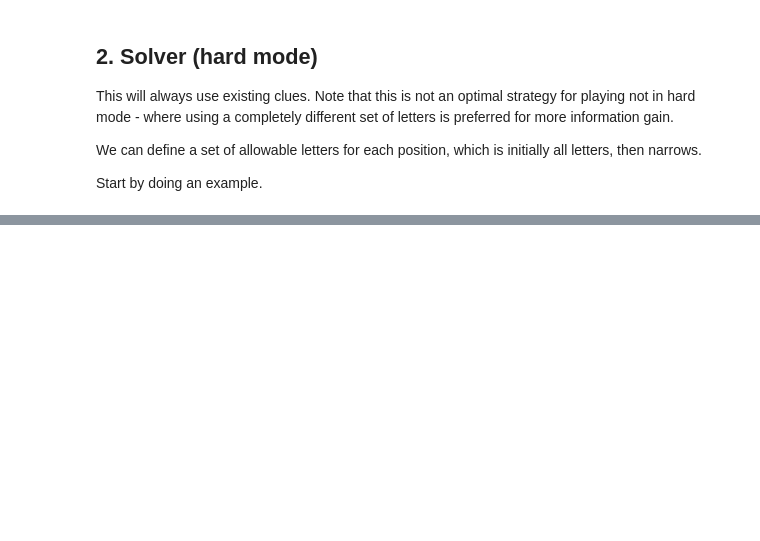
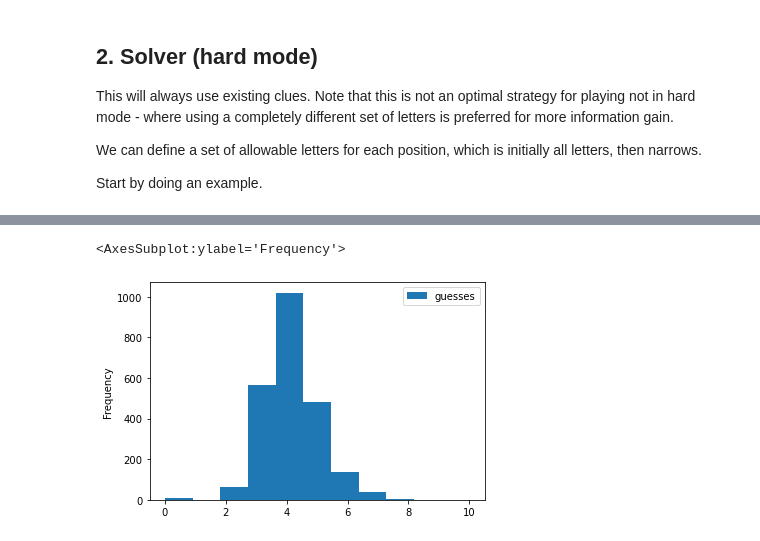
Before and after one commit to juleskuehn/wordle-solver, a Jupyter notebook: wordle-explore.ipynb, the cells around one changed output, grey strips where cells are left out. Cells and saved outputs as stored; diff of their text form; code cells hidden in the pictures; blank space fills up the shorter version.

Commit message:
Test against solutions

```diff
--- a/wordle-explore.ipynb
+++ b/wordle-explore.ipynb
@@ -391,0 +379,38 @@ print(best_of_both.head())
+# %%
+def test_guess(guess, solution):
+    assert len(solution) == 5
+    assert len(guess) == 5
+    response = ''
+    for i in range(5):
+        # Green
+        if guess[i] == solution[i]:
+            response += '2'
+        elif guess[i] in solution:
+            response += '1'
+        else:
+            response += '0'
+    print(response)
+    return [sh[int(s)] for s in response]
+
+def test_solver(solution, a, b, verbose=False):
+    assert len(solution) == 5
+    guess = None
+    i = 0
+    while i < 10:
+        i += 1
+        guess = find_clues_solutions(a, b, i-1, verbose=verbose)
+        if guess == solution:
+            print(f'Solved in {i} guesses.')
+            return i
+        result = test_guess(guess, solution)
+        use_clues(guess, result)
+    return 10
+# %%
+solution_test_results = dict()
+for solution in solutions:
+    a = [set(az) for _ in range(5)]
+    b = set()
+    try:
+        solution_test_results[solution] = test_solver(solution, a, b)
+    except:
+        solution_test_results[solution] = 0
@@ -391,0 +435,6 @@ print(best_of_both.head())
+# %%
+df = pd.DataFrame(solution_test_results, index=['guesses']).T
+df.plot.hist(bins=df['guesses'].max()+1)
+# %% [output]
+<AxesSubplot:ylabel='Frequency'>
+[figure, added]
```
Also changed, not shown: parts of 14 cells of this notebook, 2 other files.
